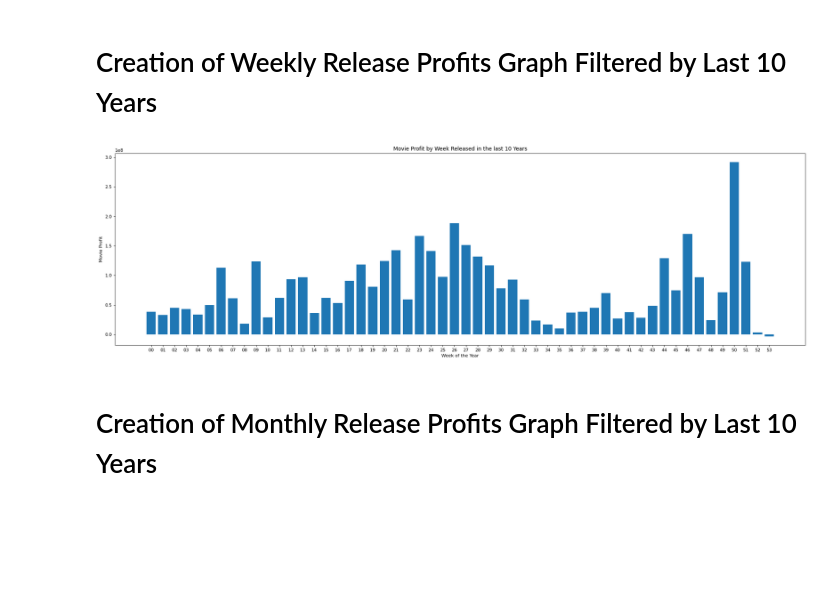
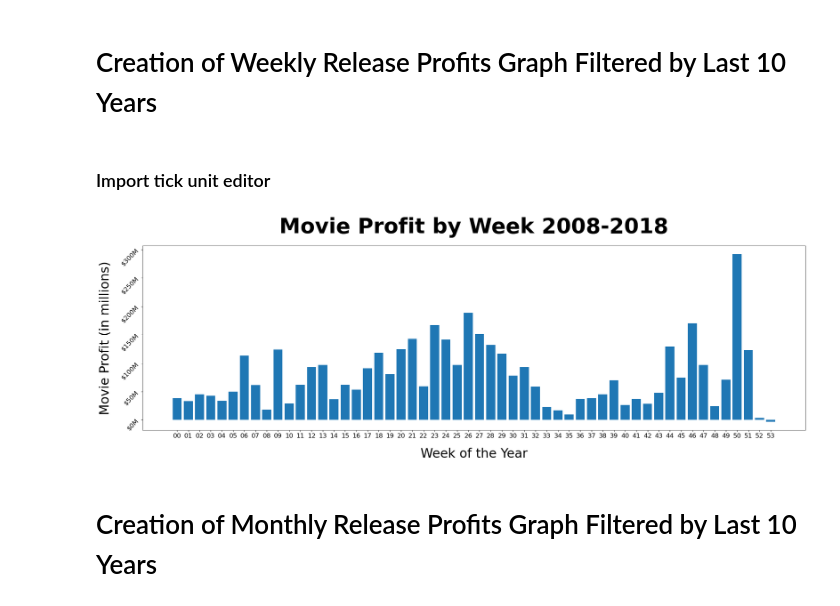
Before and after one commit to JordanMang/phase_1_id10t_team, a Jupyter notebook: working_jupyter_notebooks/Jordan_Release_Date_Notebook.ipynb, the cells around one changed output. Cells and saved outputs as stored; diff of their text form; code cells hidden in the pictures; blank space fills up the shorter version.

```diff
--- a/working_jupyter_notebooks/Jordan_Release_Date_Notebook.ipynb
+++ b/working_jupyter_notebooks/Jordan_Release_Date_Notebook.ipynb
@@ -267,11 +301,4 @@ tnmovies_pandas_monthly_10_years
 # %% [markdown]
 # Creation of Weekly Release Profits Graph Filtered by Last 10 Years
-# %%
-plt.figure(figsize=(28, 8), dpi=80)
-movie_realease_by_week_10_year = plt.bar(x = tnmovies_pandas_weekly_10_years['release_week'], height = tnmovies_pandas_weekly_10_years['Average_Profit_Weekly'])
-plt.title('Movie Profit by Week Released in the last 10 Years')
-plt.xlabel('Week of the Year')
-plt.ylabel('Movie Profit')
-plt.show();
-# %% [output]
-[figure, removed]
+# %% [markdown]
+### Import tick unit editor
@@ -278,3 +307,35 @@ plt.show();
+# %%
+plt.figure(figsize=(28, 8), dpi=80)
+movie_realease_by_week_10_year = plt.bar(x = tnmovies_pandas_weekly_10_years['release_week'], height = tnmovies_pandas_weekly_10_years['Graph_APM'])
+
+#Graph Labels
+plt.title('Movie Profit by Week 2008-2018', fontsize = 50, fontweight='bold', pad = 30)
+plt.xlabel('Week of the Year', fontsize = 30, labelpad = 20)
+plt.ylabel('Movie Profit (in millions)', fontsize = 30, labelpad = 20)
+
+#tick formatting
+plt.ticklabel_format(axis='y', style='plain')
+plt.ticklabel_format(axis='x')
+plt.xticks(fontsize = 15)
+plt.yticks(fontsize = 15, rotation = 45)
+
+#tick unit edit
+plt.gca().yaxis.set_major_formatter(FormatStrFormatter('$%dM'))
+#Margin around plot
+#plt.margins(.1, .1)
+
+#Vertical Line
+#plt.text(48.6, 178,'Christmas Day',rotation=90, color = 'black', fontsize = 20, fontweight='bold')
+#plt.text(44.6, 188,'Thanksgiving',rotation=90, color = 'black', fontsize = 20, fontweight='bold')
+#plt.axvline(x=26, ymin=0, ymax=1, color = 'lightcoral')
+#plt.text(24.6, 185,'Memorial Day',rotation=90, color = 'black', fontsize = 20, fontweight='bold')
+#plt.axvline(x=6, ymin=0, ymax=1, color = 'lightcoral')
+#plt.text(4.6, 150,'Chinese New Year',rotation=90, color = 'black', fontsize = 20, fontweight='bold')
+
+#plt.savefig('test.jpeg', dpi=120)
+plt.show();
+# %% [output]
+[figure, added]
 # %% [markdown]
 # Creation of Monthly Release Profits Graph Filtered by Last 10 Years
 # %%
```
Also changed, not shown: parts of 11 cells of this notebook.
